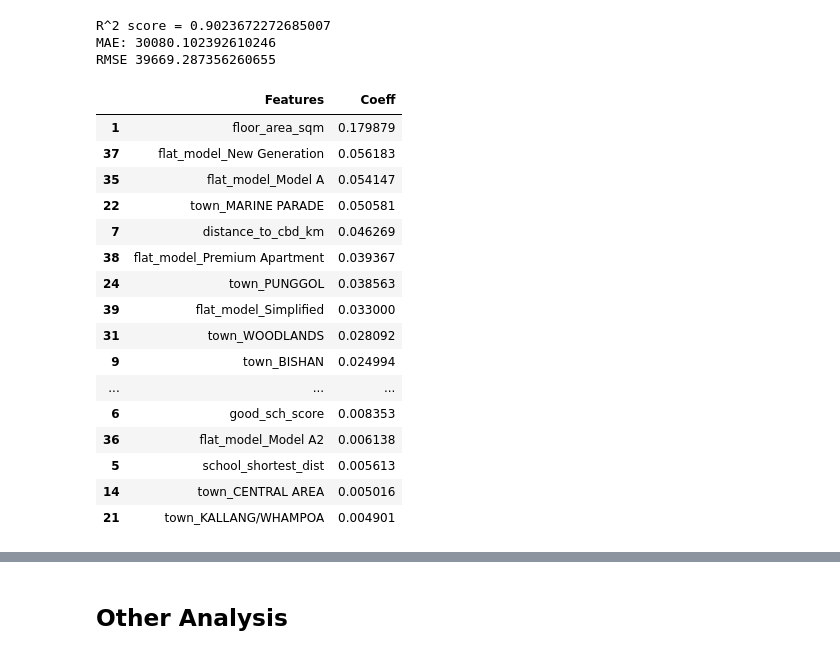
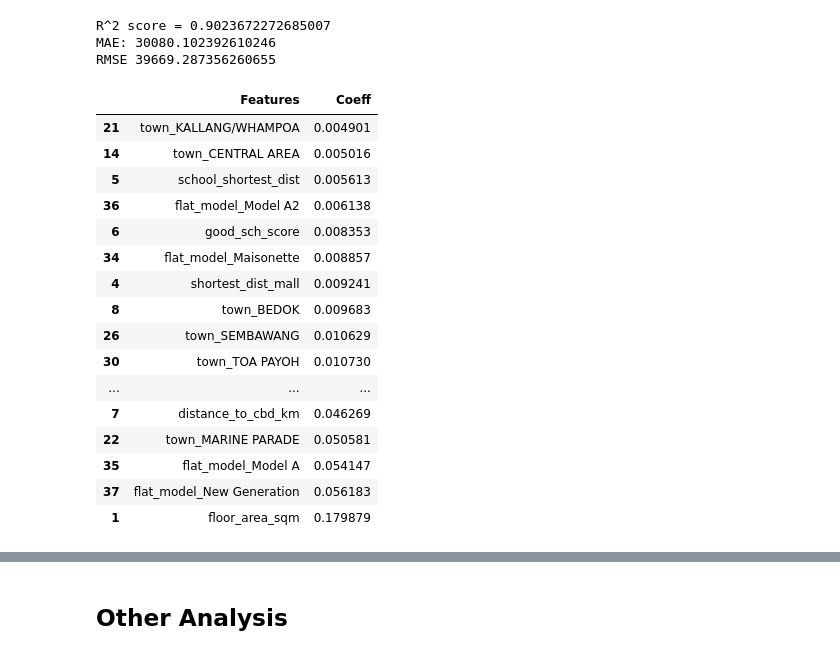
Before and after one commit to raychng/bt4222-project, a Jupyter notebook: Model Building 2004 to 2013.ipynb, the cells around one changed output, grey strips where cells are left out. Saved outputs shown, nothing was run; the diff lists cells and outputs as text; code cells hidden in the pictures.

```diff
--- a/Model Building 2004 to 2013.ipynb
+++ b/Model Building 2004 to 2013.ipynb
@@ -686,22 +810,23 @@ MAE: 30080.102392610246
 RMSE 39669.287356260655
 # %%
 xgb_importance = pd.DataFrame(list(zip(X_train.columns, xgb.feature_importances_)), columns =['Features', 'Coeff'])
-xgb_importance.sort_values(by = 'Coeff', ascending = False)
+xgb_importance = xgb_importance.sort_values(by = 'Coeff', ascending = True)
+xgb_importance
 # %% [output]
 |  | Features | Coeff |
+| 21 | town_KALLANG/WHAMPOA | 0.004901 |
+| 14 | town_CENTRAL AREA | 0.005016 |
+| 5 | school_shortest_dist | 0.005613 |
+| 36 | flat_model_Model A2 | 0.006138 |
+| 6 | good_sch_score | 0.008353 |
+| 34 | flat_model_Maisonette | 0.008857 |
+| 4 | shortest_dist_mall | 0.009241 |
+| 8 | town_BEDOK | 0.009683 |
+| 26 | town_SEMBAWANG | 0.010629 |
+| 30 | town_TOA PAYOH | 0.010730 |
+| ... | ... | ... |
+| 7 | distance_to_cbd_km | 0.046269 |
+| 22 | town_MARINE PARADE | 0.050581 |
+| 35 | flat_model_Model A | 0.054147 |
+| 37 | flat_model_New Generation | 0.056183 |
 | 1 | floor_area_sqm | 0.179879 |
-| 37 | flat_model_New Generation | 0.056183 |
-| 35 | flat_model_Model A | 0.054147 |
-| 22 | town_MARINE PARADE | 0.050581 |
-| 7 | distance_to_cbd_km | 0.046269 |
-| 38 | flat_model_Premium Apartment | 0.039367 |
-| 24 | town_PUNGGOL | 0.038563 |
-| 39 | flat_model_Simplified | 0.033000 |
-| 31 | town_WOODLANDS | 0.028092 |
-| 9 | town_BISHAN | 0.024994 |
-| ... | ... | ... |
-| 6 | good_sch_score | 0.008353 |
-| 36 | flat_model_Model A2 | 0.006138 |
-| 5 | school_shortest_dist | 0.005613 |
-| 14 | town_CENTRAL AREA | 0.005016 |
-| 21 | town_KALLANG/WHAMPOA | 0.004901 |
```
Also changed, not shown: parts of 39 cells of this notebook.
